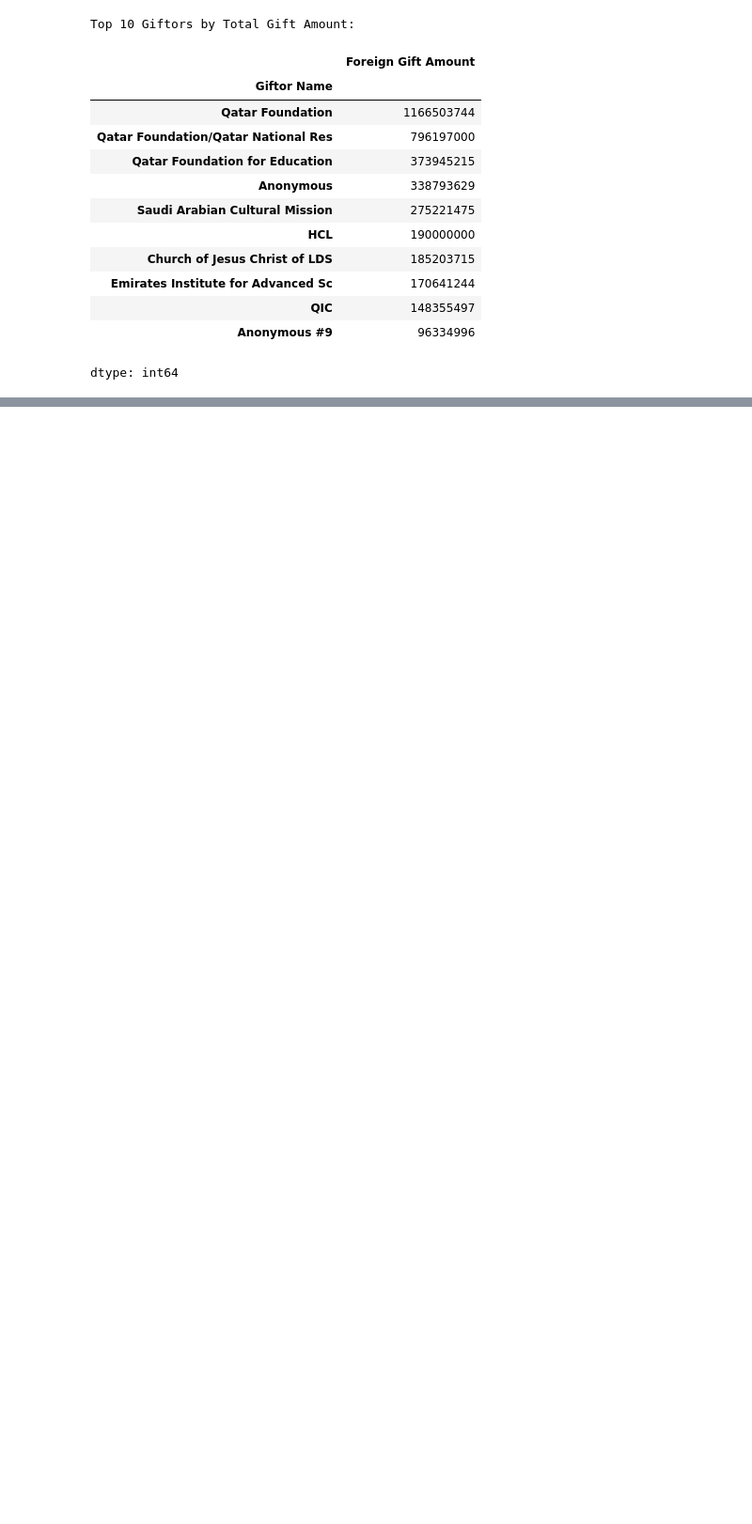
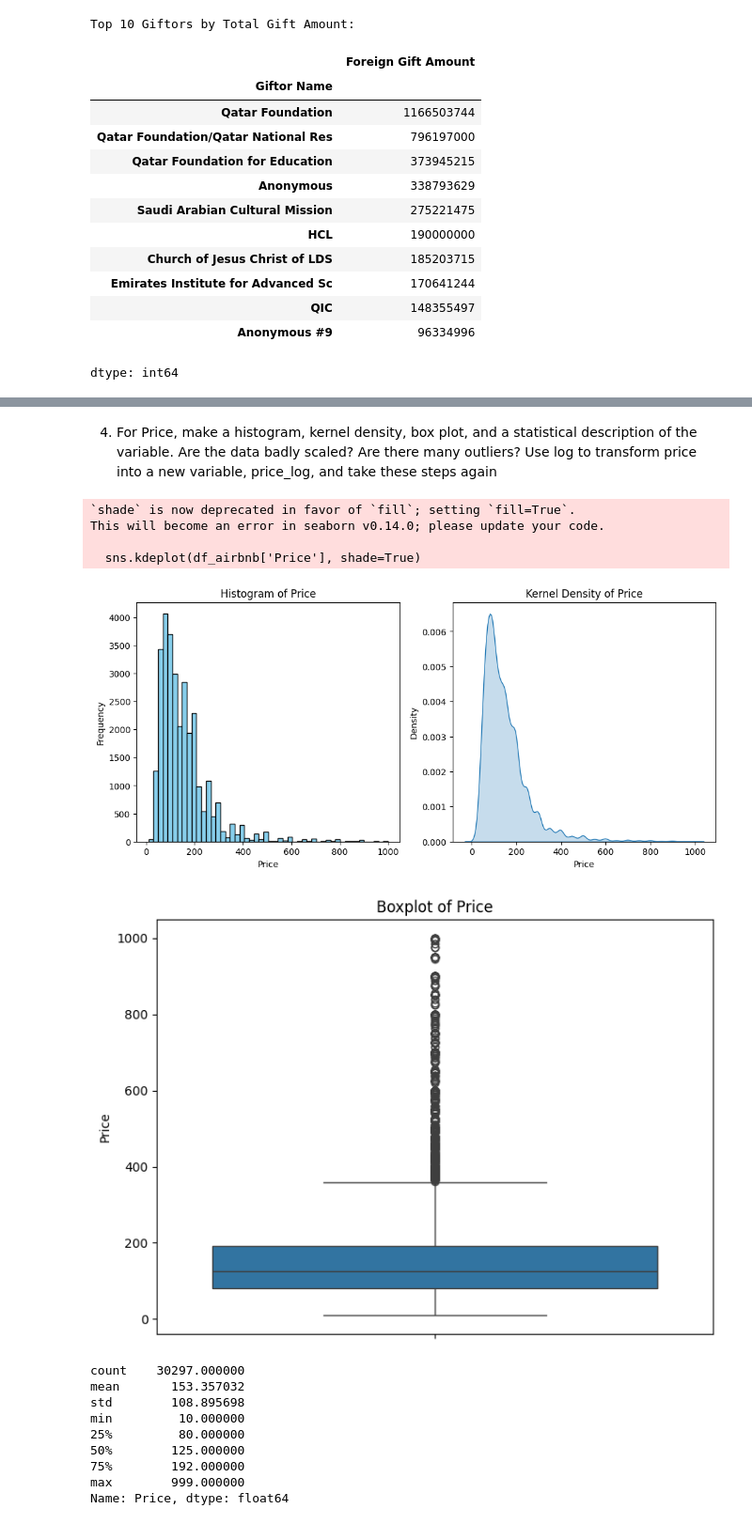
Before and after one commit to deancuva/EDA, a Jupyter notebook: assignment/assignment.ipynb, the cells around one changed output, grey strips where cells are left out. Shown at 94% size. Saved outputs shown, nothing was run; the diff lists cells and outputs as text; code cells hidden in the pictures; blank space fills up the shorter version.

```diff
--- a/assignment/assignment.ipynb
+++ b/assignment/assignment.ipynb
@@ -241,0 +228,9 @@ dtype: int64
+# %%
+import pandas as pd
+import matplotlib.pyplot as plt
+import seaborn as sns
+import numpy as np
+
+df_airbnb = pd.read_csv('https://raw.githubusercontent.com/deancuva/EDA/refs/heads/main/assignment/data/airbnb_hw.csv')
+
+df_airbnb.head()
@@ -241,0 +280,70 @@ dtype: int64
+# %% [markdown]
+4. For Price, make a histogram, kernel density, box plot, and a statistical description of the variable. Are the data badly scaled? Are there many outliers? Use log to transform price into a new variable, price_log, and take these steps again
+# %%
+df_airbnb['Price'] = pd.to_numeric(df_airbnb['Price'], errors='coerce')
+
+df_airbnb = df_airbnb.dropna(subset=['Price'])
+
+plt.figure(figsize=(12, 5))
+plt.subplot(1, 2, 1)
+plt.hist(df_airbnb['Price'], bins=50, color='skyblue', edgecolor='black')
+plt.title('Histogram of Price')
+plt.xlabel('Price')
+plt.ylabel('Frequency')
+
+plt.subplot(1, 2, 2)
+sns.kdeplot(df_airbnb['Price'], shade=True)
+plt.title('Kernel Density of Price')
+plt.xlabel('Price')
+
+plt.show()
+
+
+plt.figure(figsize=(8, 6))
+sns.boxplot(y=df_airbnb['Price'])
+plt.title('Boxplot of Price')
+plt.ylabel('Price')
+plt.show()
+
+print(df_airbnb['Price'].describe())
+
+
+df_airbnb['price_log'] = np.log1p(df_airbnb['Price'])
+
+plt.figure(figsize=(12, 5))
+plt.subplot(1, 2, 1)
+plt.hist(df_airbnb['price_log'], bins=50, color='skyblue', edgecolor='black')
+plt.title('Histogram of Log(Price)')
+plt.xlabel('Log(Price)')
+plt.ylabel('Frequency')
+
+plt.subplot(1, 2, 2)
+sns.kdeplot(df_airbnb['price_log'], shade=True)
+plt.title('Kernel Density of Log(Price)')
+plt.xlabel('Log(Price)')
+plt.show()
+
+
+plt.figure(figsize=(8, 6))
+sns.boxplot(y=df_airbnb['price_log'])
+plt.title('Boxplot of Log(Price)')
+plt.ylabel('Log(Price)')
+plt.show()
+
+print(df_airbnb['price_log'].describe())
+# %% [output]
+`shade` is now deprecated in favor of `fill`; setting `fill=True`.
+This will become an error in seaborn v0.14.0; please update your code.
+
+  sns.kdeplot(df_airbnb['Price'], shade=True)
+[figure, added]
+[figure, added]
+count    30297.000000
+mean       153.357032
+std        108.895698
+min         10.000000
+25%         80.000000
+50%        125.000000
+75%        192.000000
+max        999.000000
+Name: Price, dtype: float64
```
Also changed, not shown: parts of 16 cells of this notebook.
